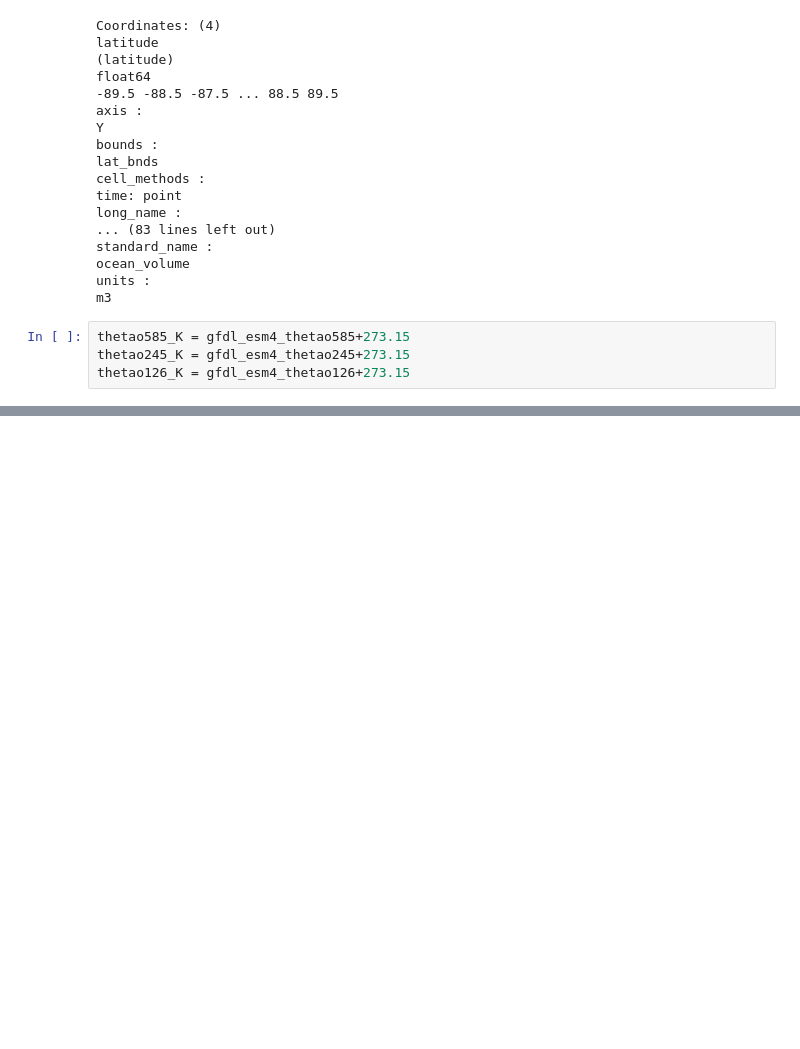
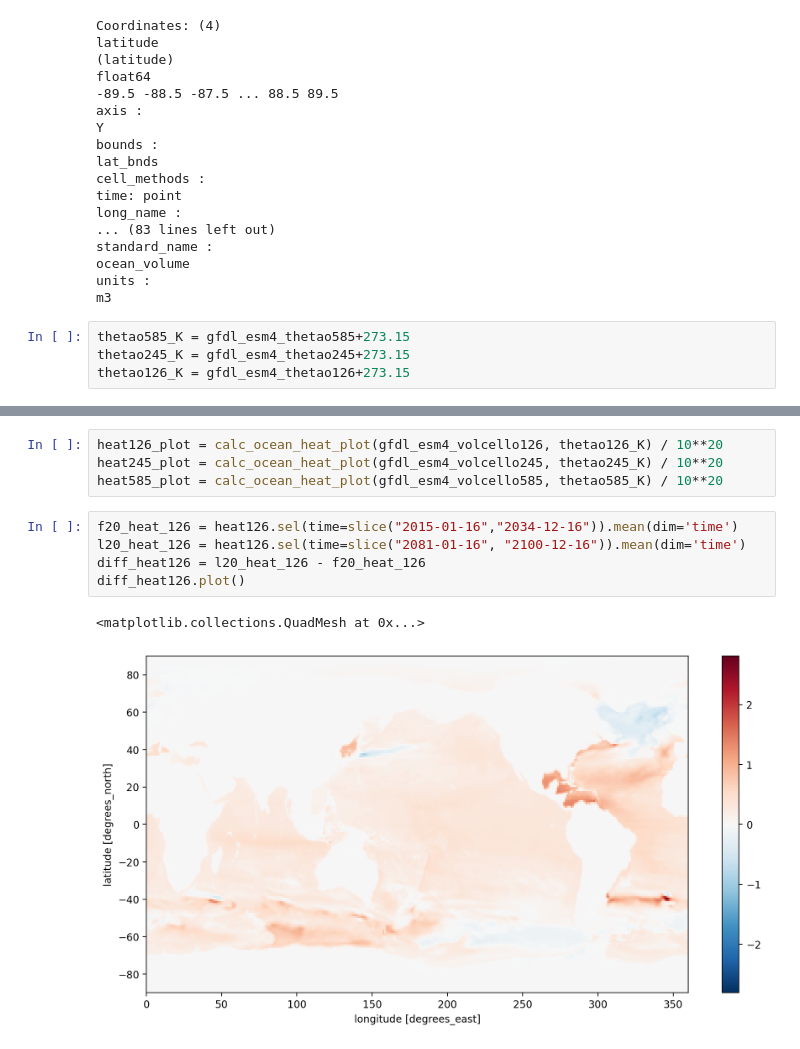
Before and after one commit to EES-3506-5506/Ellinger_final_project_G2, a Jupyter notebook: Ellinger_final.ipynb, the cells around one changed output, grey strips where cells are left out. Drawn from its saved outputs; the diff is of its cells as text; blank space fills up the shorter version.

```diff
--- a/Ellinger_final.ipynb
+++ b/Ellinger_final.ipynb
@@ -251,0 +259,12 @@ thetao126_K = gfdl_esm4_thetao126+273.15
+# %%
+heat126_plot = calc_ocean_heat_plot(gfdl_esm4_volcello126, thetao126_K) / 10**20
+heat245_plot = calc_ocean_heat_plot(gfdl_esm4_volcello245, thetao245_K) / 10**20
+heat585_plot = calc_ocean_heat_plot(gfdl_esm4_volcello585, thetao585_K) / 10**20
+# %%
+f20_heat_126 = heat126.sel(time=slice("2015-01-16","2034-12-16")).mean(dim='time')
+l20_heat_126 = heat126.sel(time=slice("2081-01-16", "2100-12-16")).mean(dim='time')
+diff_heat126 = l20_heat_126 - f20_heat_126
+diff_heat126.plot()
+# %% [output]
+<matplotlib.collections.QuadMesh at 0x...>
+[figure, added]
```
Also changed, not shown: parts of 15 cells of this notebook.
